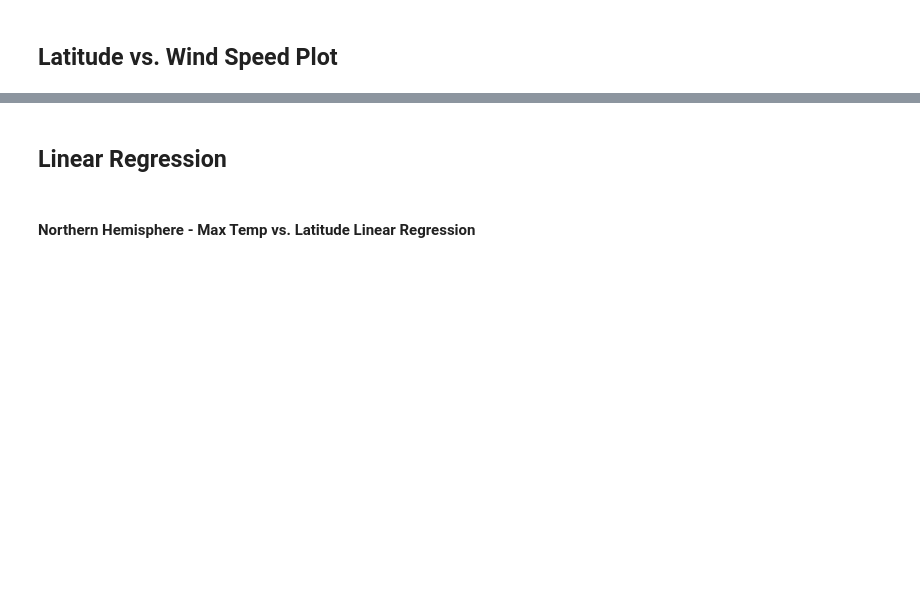
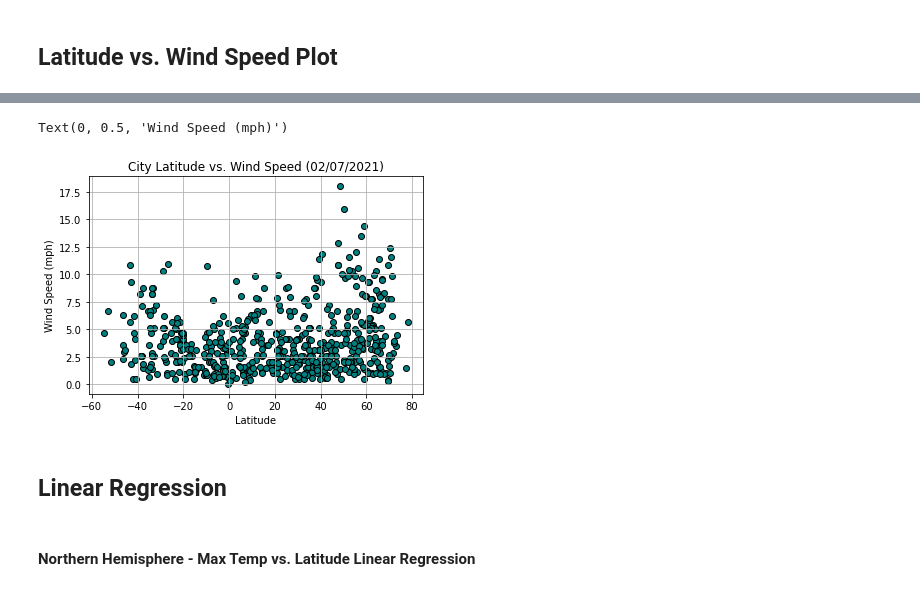
Before and after one commit to mchua004/python-api-challenge, a Jupyter notebook: WeatherPy/WeatherPy.ipynb, the cells around one changed output, grey strips where cells are left out. Saved outputs shown, nothing was run; the diff lists cells and outputs as text; code cells hidden in the pictures; blank space fills up the shorter version.

```diff
--- a/WeatherPy/WeatherPy.ipynb
+++ b/WeatherPy/WeatherPy.ipynb
@@ -269,3 +299,17 @@ Int64Index([], dtype='int64')
+# %%
+# Generate a scatter plot of Latitude vs. Temperature for cities in dataframe
+lat_wind = city_weather_df[["Lat", "Wind Speed"]]
+
+plt.scatter(lat_wind["Lat"], lat_wind["Wind Speed"],
+            marker="o", facecolors="teal", edgecolors="black")
+plt.grid(True)
+
+plt.title("City Latitude vs. Wind Speed (02/07/2021)")
+plt.xlabel("Latitude")
+plt.ylabel("Wind Speed (mph)")
+# %% [output]
+Text(0, 0.5, 'Wind Speed (mph)')
+[figure, added]
 # %% [markdown]
 ## Linear Regression
 # %% [markdown]
```
Also changed, not shown: parts of 23 cells of this notebook.
